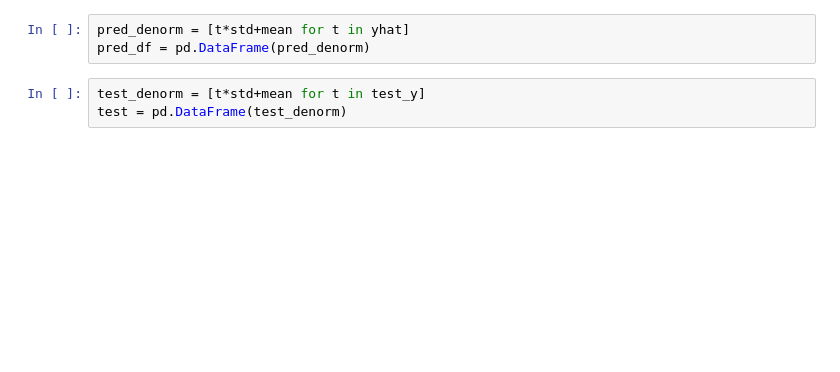
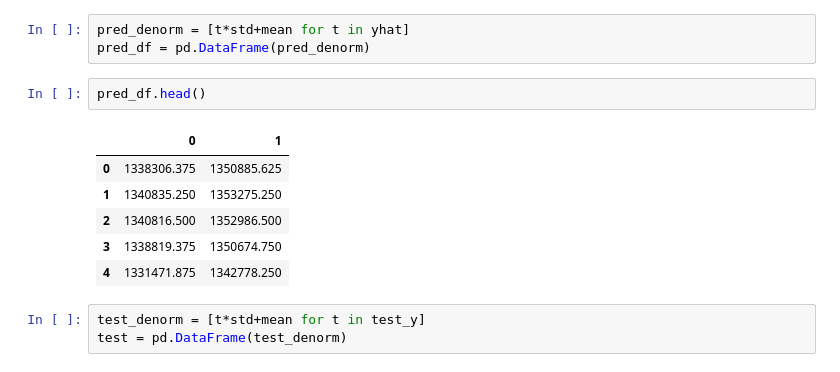
Before and after one commit to bre3760/ictbuilding, a Jupyter notebook: prediction_model/LSTM_proof-CNN.ipynb, the cells around one changed output. Cells and saved outputs as stored; diff of their text form; blank space fills up the shorter version.

```diff
--- a/prediction_model/LSTM_proof-CNN.ipynb
+++ b/prediction_model/LSTM_proof-CNN.ipynb
@@ -314,6 +315,15 @@ print(test_X.shape)
 # %%
 pred_denorm = [t*std+mean for t in yhat]
 pred_df = pd.DataFrame(pred_denorm)
+# %%
+pred_df.head()
+# %% [output]
+|  | 0 | 1 |
+| 0 | 1338306.375 | 1350885.625 |
+| 1 | 1340835.250 | 1353275.250 |
+| 2 | 1340816.500 | 1352986.500 |
+| 3 | 1338819.375 | 1350674.750 |
+| 4 | 1331471.875 | 1342778.250 |
 # %%
 test_denorm = [t*std+mean for t in test_y]
 test = pd.DataFrame(test_denorm)
```
Also changed, not shown: parts of 21 cells of this notebook, 5 other files.
